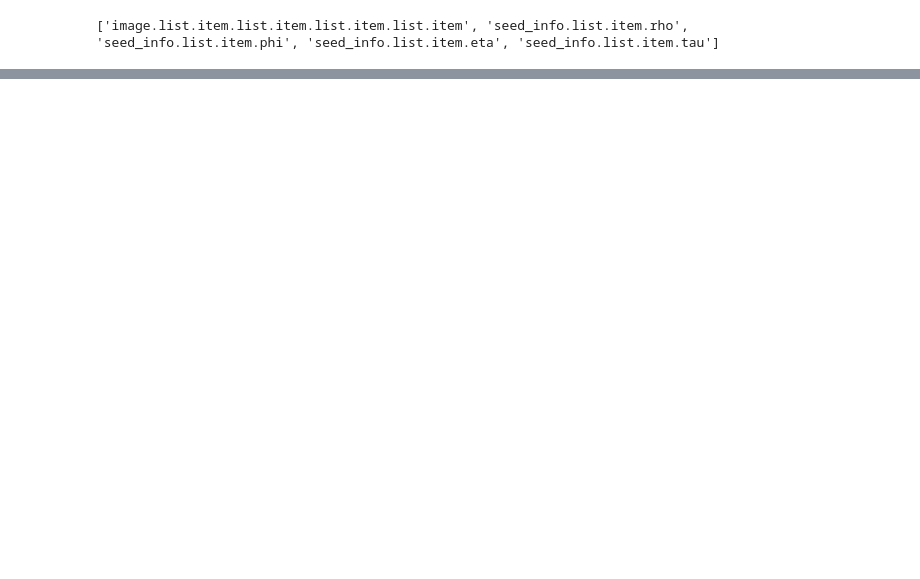
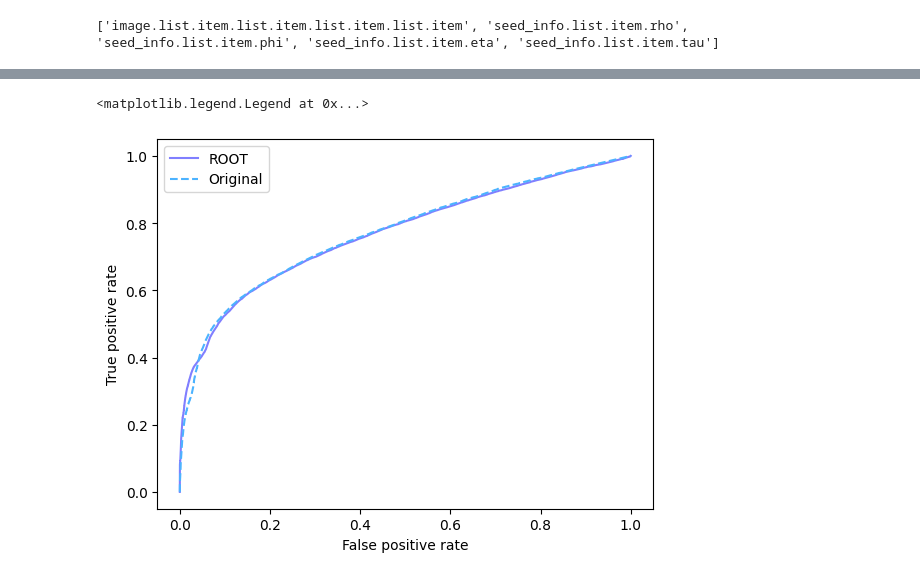
Before and after one commit to JazzyJonah/OpenFastML, a Jupyter notebook: notebooks/test_model.ipynb, the cells around one changed output, grey strips where cells are left out. Saved outputs shown, nothing was run; the diff lists cells and outputs as text; code cells hidden in the pictures; blank space fills up the shorter version.

```diff
--- a/notebooks/test_model.ipynb
+++ b/notebooks/test_model.ipynb
@@ -118,3 +118,15 @@ plt.show()
+# %%
+# ROC Curves
+fig = plt.figure()
+ax = plt.axes()
+ax.plot(fpr_root, tpr_root, color=plt.cm.cool(0.5), label="ROOT")
+ax.plot(fpr_og, tpr_og, color=plt.cm.cool(0.3), linestyle="--", label="Original")
+plt.xlabel("False positive rate")
+plt.ylabel("True positive rate")
+plt.legend()
+# %% [output]
+<matplotlib.legend.Legend at 0x...>
+[figure, added]
 # %%
 bin_edges = np.arange(0, 1, 0.05)
 
```
Also changed, not shown: parts of 17 cells of this notebook, 10 other files.
